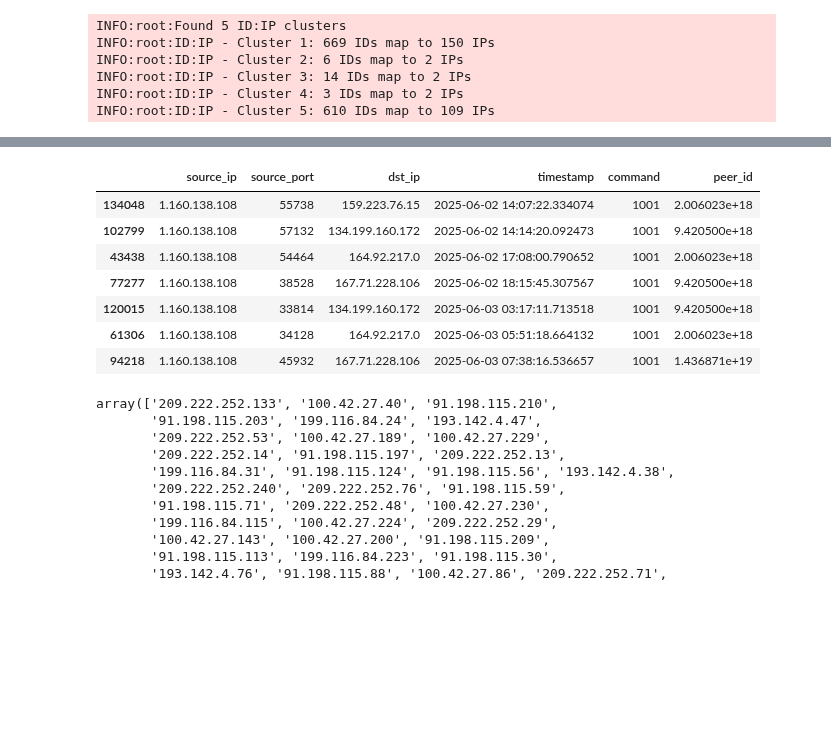
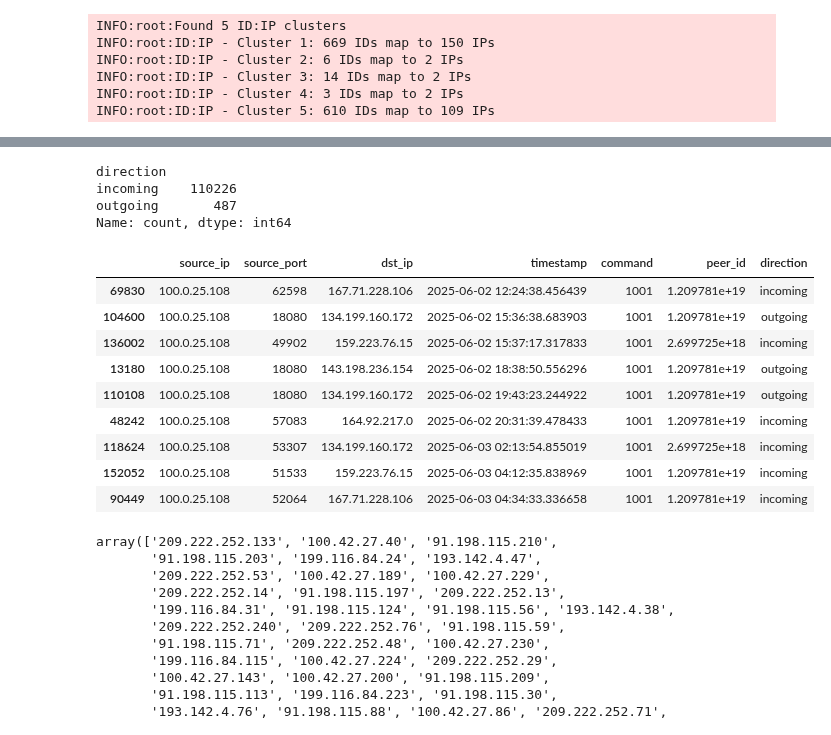
Before and after one commit to ykpyck/monero-traffic-analysis, a Jupyter notebook: final_notebook.ipynb, the cells around one changed output, grey strips where cells are left out. Saved outputs shown, nothing was run; the diff lists cells and outputs as text; code cells hidden in the pictures; blank space fills up the shorter version.

```diff
--- a/final_notebook.ipynb
+++ b/final_notebook.ipynb
@@ -80,4 +80,5 @@ INFO:root:ID:IP - Cluster 3: 14 IDs map to 2 IPs
 INFO:root:ID:IP - Cluster 4: 3 IDs map to 2 IPs
 INFO:root:ID:IP - Cluster 5: 610 IDs map to 109 IPs
 # %%
-all_id_packets_df.keys()
+all_id_packets_df = all_id_packets_df[all_id_packets_df['command'].isin(['1001', '1003'])]
+all_id_packets_df = all_id_packets_df[all_id_packets_df['source_ip'].isin(sus_id_anomaly_ips)]
@@ -149,14 +139,23 @@ all_id_packets_df[all_id_packets_df['source_ip'].isin(sus_id_anomaly_ips)].sort_
+# %%
+all_id_packets_df['direction'].value_counts()
+# %% [output]
+direction
+incoming    110226
+outgoing       487
+Name: count, dtype: int64
 # %%
-all_id_packets_df[all_id_packets_df['source_ip'].isin(['1.160.138.108'])].sort_values(['source_ip', 'timestamp'])[['source_ip', 'source_port', 'dst_ip', 'timestamp', 'command', 'peer_id']]
+all_id_packets_df[all_id_packets_df['source_ip'].isin(['100.0.25.108'])].sort_values(['source_ip', 'timestamp'])[['source_ip', 'source_port', 'dst_ip', 'timestamp', 'command', 'peer_id', 'direction']]
 # %% [output]
-|  | source_ip | source_port | dst_ip | timestamp | command | peer_id |
-| 134048 | 1.160.138.108 | 55738 | 159.223.76.15 | 2025-06-02 14:07:22.334074 | 1001 | 2.006023e+18 |
-| 102799 | 1.160.138.108 | 57132 | 134.199.160.172 | 2025-06-02 14:14:20.092473 | 1001 | 9.420500e+18 |
-| 43438 | 1.160.138.108 | 54464 | 164.92.217.0 | 2025-06-02 17:08:00.790652 | 1001 | 2.006023e+18 |
-| 77277 | 1.160.138.108 | 38528 | 167.71.228.106 | 2025-06-02 18:15:45.307567 | 1001 | 9.420500e+18 |
-| 120015 | 1.160.138.108 | 33814 | 134.199.160.172 | 2025-06-03 03:17:11.713518 | 1001 | 9.420500e+18 |
-| 61306 | 1.160.138.108 | 34128 | 164.92.217.0 | 2025-06-03 05:51:18.664132 | 1001 | 2.006023e+18 |
-| 94218 | 1.160.138.108 | 45932 | 167.71.228.106 | 2025-06-03 07:38:16.536657 | 1001 | 1.436871e+19 |
+|  | source_ip | source_port | dst_ip | timestamp | command | peer_id | direction |
+| 69830 | 100.0.25.108 | 62598 | 167.71.228.106 | 2025-06-02 12:24:38.456439 | 1001 | 1.209781e+19 | incoming |
+| 104600 | 100.0.25.108 | 18080 | 134.199.160.172 | 2025-06-02 15:36:38.683903 | 1001 | 1.209781e+19 | outgoing |
+| 136002 | 100.0.25.108 | 49902 | 159.223.76.15 | 2025-06-02 15:37:17.317833 | 1001 | 2.699725e+18 | incoming |
+| 13180 | 100.0.25.108 | 18080 | 143.198.236.154 | 2025-06-02 18:38:50.556296 | 1001 | 1.209781e+19 | outgoing |
+| 110108 | 100.0.25.108 | 18080 | 134.199.160.172 | 2025-06-02 19:43:23.244922 | 1001 | 1.209781e+19 | outgoing |
+| 48242 | 100.0.25.108 | 57083 | 164.92.217.0 | 2025-06-02 20:31:39.478433 | 1001 | 1.209781e+19 | incoming |
+| 118624 | 100.0.25.108 | 53307 | 134.199.160.172 | 2025-06-03 02:13:54.855019 | 1001 | 2.699725e+18 | incoming |
+| 152052 | 100.0.25.108 | 51533 | 159.223.76.15 | 2025-06-03 04:12:35.838969 | 1001 | 1.209781e+19 | incoming |
+| 90449 | 100.0.25.108 | 52064 | 167.71.228.106 | 2025-06-03 04:34:33.336658 | 1001 | 1.209781e+19 | incoming |
 # %%
 all_id_packets_df[all_id_packets_df['command'].isin(['1003'])]['source_ip'].unique()
 # %% [output]
```
Also changed, not shown: parts of 3 cells of this notebook.
